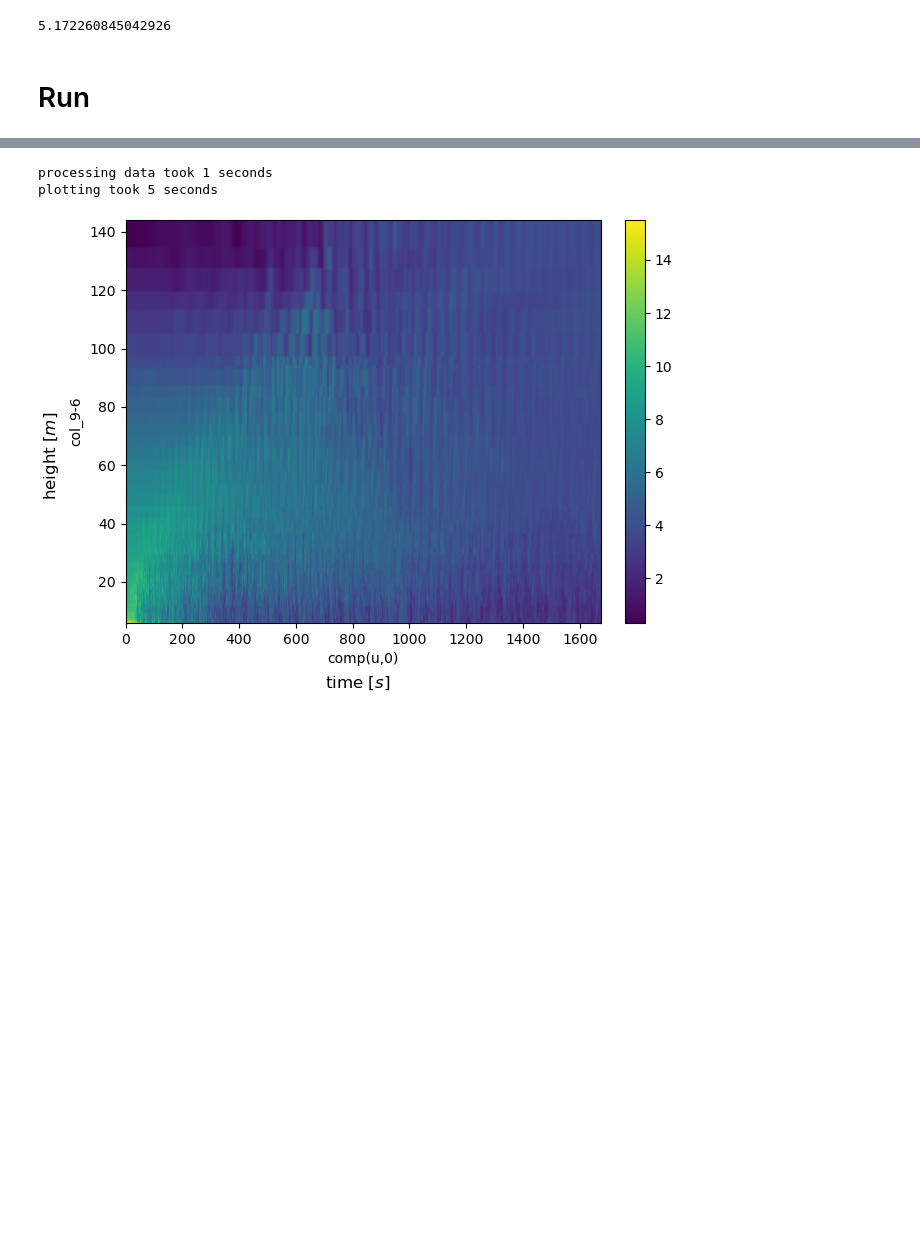
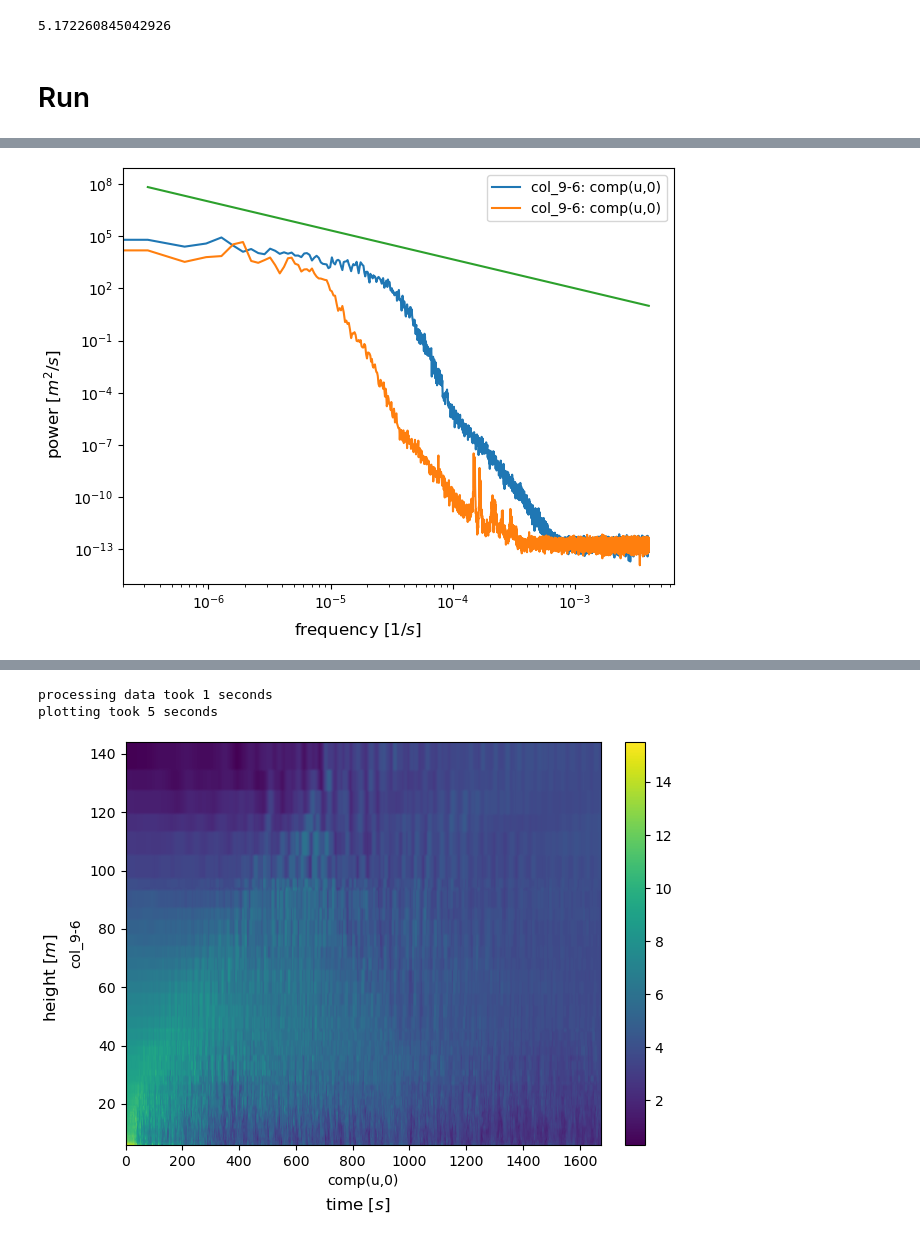
Before and after one commit to nbachand/city_block_cfd, a Jupyter notebook: sfam_post-processing.ipynb, the cells around one changed output, grey strips where cells are left out. Saved outputs shown, nothing was run; the diff lists cells and outputs as text; code cells hidden in the pictures; blank space fills up the shorter version.

```diff
--- a/sfam_post-processing.ipynb
+++ b/sfam_post-processing.ipynb
@@ -110,3 +108,27 @@ probes.get_locations(f'{scratch_dir}/CHARLES/{category}/R{run}/probes/locations'
 #     )
 # %%
 # ref_flow.to_csv(f'{home_dir}/CHARLES/{category}/R{run}/tables/10m_flow')
+# %%
+plot_params = {
+    'plot_levels' : {
+        # 'comp(u,0)' : np.linspace(0,.5,256),
+        # 'comp(u,2)' : np.linspace(-1,1,256)
+    },
+    'xlabel': "frequency $[1/s]$",
+    'ylabel' : "power $[m^2/s]$",
+}
+
+# slice = probes.slice_into_df(slice_params)
+(fig, ax) = probes.frequency_plots(
+    names = ['col_9-6'],#[name for name in  probes.probe_names if "col" in name],
+    steps = probes.probe_steps[-100000:-1:],
+    quants = ['comp(u,0)'],#,'comp(u,1)','comp(u,2)', 'p'],
+    stack = [11, 50],
+    processing=[probePost.power_spectrum],
+    parrallel = True,
+    plot_params = plot_params
+#     processing = [norm_vel]
+    )
+
+plt.show()
+# %% [output]
@@ -112,0 +136 @@ probes.get_locations(f'{scratch_dir}/CHARLES/{category}/R{run}/probes/locations'
+[figure, added]
```
Also changed, not shown: parts of 4 cells of this notebook.
